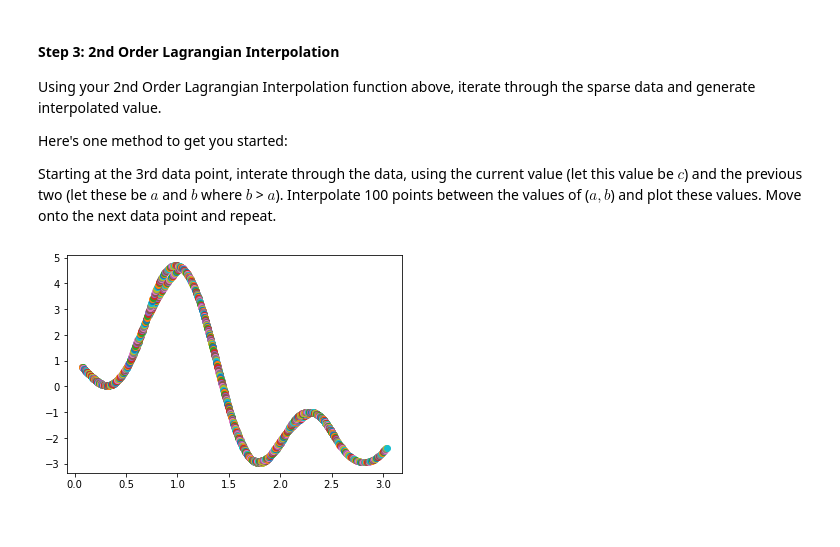
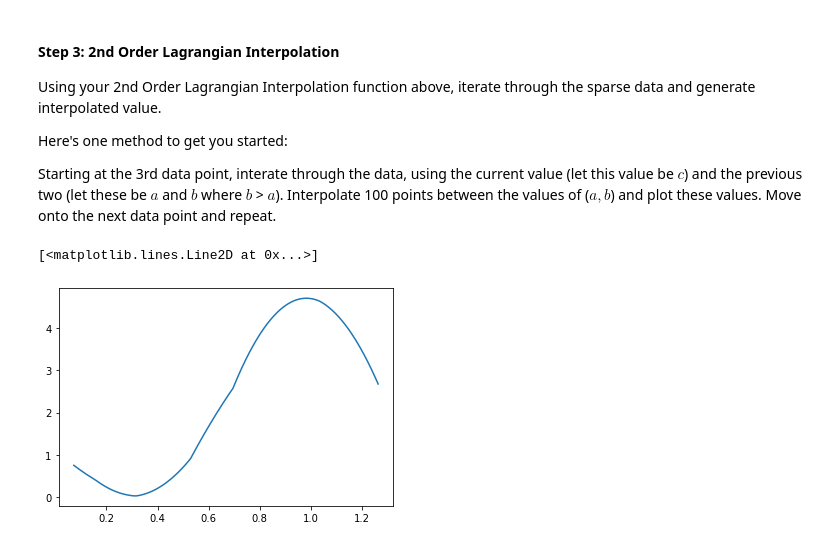
Before and after one commit to CharlieBaird/CapstonePhysics, a Jupyter notebook: Assignments/Assignment8/Interpolation.ipynb, the cells around one changed output. Saved outputs shown, nothing was run; the diff lists cells and outputs as text; code cells hidden in the pictures.

```diff
--- a/Assignments/Assignment8/Interpolation.ipynb
+++ b/Assignments/Assignment8/Interpolation.ipynb
@@ -175,18 +181,28 @@ Using your 2nd Order Lagrangian Interpolation function above, iterate through th
 Here's one method to get you started:
 
 Starting at the 3rd data point, interate through the data, using the current value (let this value be $c$) and the previous two (let these be $a$ and $b$ where $b$ > $a$). Interpolate 100 points between the values of ($a, b$) and plot these values. Move onto the next data point and repeat.
-# %%
-# To Do: Generate and plot interpolated data
-
-for i in range(2, int(arr.size/2)):
-    first = arr[i-2]
-    second = arr[i-1]
-    third = arr[i]
-
-    betweenArr = np.linspace(first[0], third[0], 100)
-
-    for j in betweenArr:
-        val = lagrangian_interpolation(j, first[0], first[1], second[0], second[1], third[0], third[1])
-        plt.scatter(j, val)
-# %% [output]
-[figure, removed]
+# %%
+# To Do: Generate and plot interpolated data
+
+exes = []
+whys = []
+
+for i in range(2, int(xx.size/2)):
+    x1 = xx[i-2]
+    y1 = yy[i-2]
+    x2 = xx[i-1]
+    y2 = yy[i-1]
+    x3 = xx[i]
+    y3 = yy[i]
+
+    lin = np.linspace(x1, x2, 100)
+
+    for x in lin:
+        val = lagrangian_interpolation(x, x1, y1, x2, y2, x3, y3)
+        exes.append(x)
+        whys.append(val)
+
+plt.plot(exes, whys)
+# %% [output]
+[<matplotlib.lines.Line2D at 0x...>]
+[figure, added]
```
Also changed, not shown: parts of 4 cells of this notebook.
